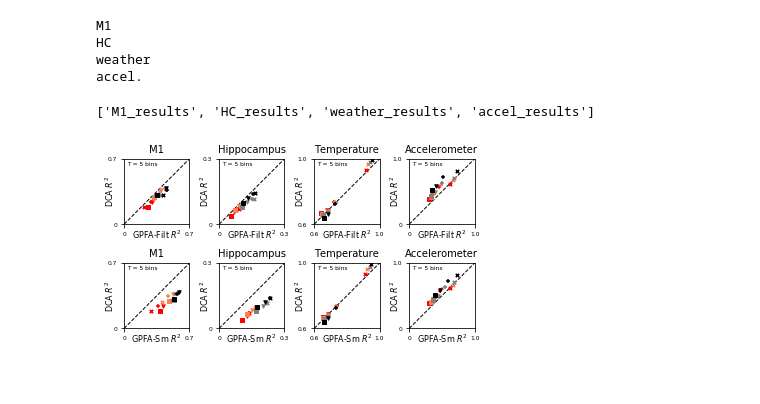
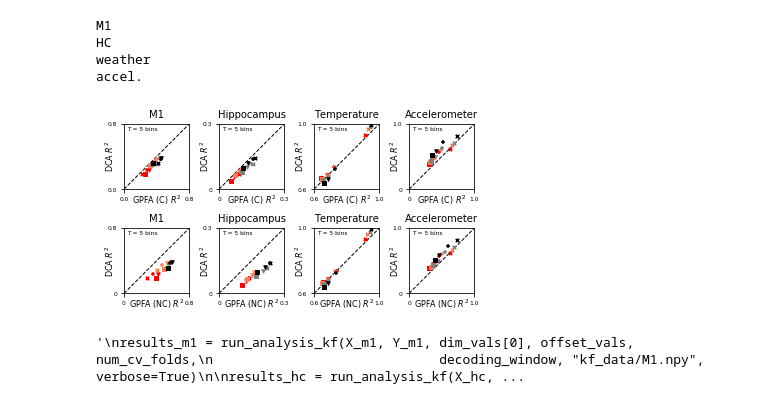
Before and after one commit to BouchardLab/DynamicalComponentsAnalysis, a Jupyter notebook: notebooks/kf_and_gpfa.ipynb, the cells around one changed output. Cells and saved outputs as stored; diff of their text form; code cells hidden in the pictures.

Commit message:
Updated plotting and added GPFA/KF analyses

```diff
--- a/notebooks/kf_and_gpfa.ipynb
+++ b/notebooks/kf_and_gpfa.ipynb
@@ -124,11 +125,4 @@ M1
 HC
 weather
 accel.
-# %%
-#load pre-computed DCA results (also includes PCA and SFA)
-
-dca_results = np.load("/Users/davidclark/Projects/DynamicalComponentsAnalysis/data/results/real_data.npz", "r")
-list(dca_results.keys())
-# %% [output]
-['M1_results', 'HC_results', 'weather_results', 'accel_results']
 # %%
@@ -156,35 +155,45 @@ accel_results_fi[:, :, :, 0] = gpfa_results_accel[:, :, :, 1]
 # %%
 #plot GPFA vs. DCA results
 
 reload(plotting)
 fig, axes = plotting.decoding_fix_axes(fig_width=5.5, fig_height=2.7,
                                        wpad_mid=.075, hpad_mid=.2,
                                        wpad_left=.09, wpad_right=.025,
                                        hpad_bot=.12)
 
-plotting.scatter_r2_vals(M1_results_fi, 4, dim_vals[0], offset_vals, T_pi_vals, min_val=0, max_val=.7,
-                         title='M1', timestep_units='ms', timestep=50, ax=axes[0], legend=False, pca_label="GPFA-Filt")
-plotting.scatter_r2_vals(M1_results_sm, 4, dim_vals[0], offset_vals, T_pi_vals, min_val=0, max_val=.7,
-                         title='M1', timestep_units='ms', timestep=50, ax=axes[4], legend=False, pca_label="GPFA-Sm")
+loc = "lower right"
+bbox_to_anchor = (1.2, -.1)
+
+plotting.scatter_r2_vals(M1_results_fi, 4, dim_vals[0], offset_vals, T_pi_vals, min_val=0., max_val=.8,
+                         title='M1', timestep_units='ms', timestep=50, ax=axes[0], pca_label="GPFA (C)",
+                         legend=False, loc=loc, bbox_to_anchor=bbox_to_anchor, legendtext=False)
+plotting.scatter_r2_vals(M1_results_sm, 4, dim_vals[0], offset_vals, T_pi_vals, min_val=0, max_val=.8,
+                         title='M1', timestep_units='ms', timestep=50, ax=axes[4], pca_label="GPFA (NC)",
+                         legend=False)
 
 plotting.scatter_r2_vals(HC_results_fi, 4, dim_vals[1], offset_vals, T_pi_vals, min_val=0, max_val=.3,
-                         title='Hippocampus', timestep_units='ms', timestep=50, ax=axes[1], legend=False, pca_label="GPFA-Filt")
+                         title='Hippocampus', timestep_units='ms', timestep=50, ax=axes[1], pca_label="GPFA (C)",
+                         legend=False, loc=loc, bbox_to_anchor=bbox_to_anchor, legendtext=False)
 plotting.scatter_r2_vals(HC_results_sm, 4, dim_vals[1], offset_vals, T_pi_vals, min_val=0, max_val=.3,
-                         title='Hippocampus', timestep_units='ms', timestep=50, ax=axes[5], legend=False, pca_label="GPFA-Sm")
+                         title='Hippocampus', timestep_units='ms', timestep=50, ax=axes[5], pca_label="GPFA (NC)",
+                         legend=False)
 
 plotting.scatter_r2_vals(weather_results_fi, 4, dim_vals[2], offset_vals, T_pi_vals, min_val=.6, max_val=1.,
-                         title='Temperature', timestep_units='ms', timestep=50, ax=axes[2], legend=False, pca_label="GPFA-Filt")
+                         title='Temperature', timestep_units='ms', timestep=50, ax=axes[2], pca_label="GPFA (C)",
+                         legend=False, loc=loc, bbox_to_anchor=bbox_to_anchor, legendtext=False)
 plotting.scatter_r2_vals(weather_results_sm, 4, dim_vals[2], offset_vals, T_pi_vals, min_val=.6, max_val=1.,
-                         title='Temperature', timestep_units='ms', timestep=50, ax=axes[6], legend=False, pca_label="GPFA-Sm")
+                         title='Temperature', timestep_units='ms', timestep=50, ax=axes[6], pca_label="GPFA (NC)",
+                         legend=False)
 
 plotting.scatter_r2_vals(accel_results_fi, 4, dim_vals[3], offset_vals, T_pi_vals, min_val=0, max_val=1.,
-                         title='Accelerometer', timestep_units='ms', timestep=50, ax=axes[3], legend=False, pca_label="GPFA-Filt")
+                         title='Accelerometer', timestep_units='ms', timestep=50, ax=axes[3], pca_label="GPFA (C)",
+                          legend=False, loc=loc, bbox_to_anchor=bbox_to_anchor, legendtext=False)
 plotting.scatter_r2_vals(accel_results_sm, 4, dim_vals[3], offset_vals, T_pi_vals, min_val=0, max_val=1.,
-                         title='Accelerometer', timestep_units='ms', timestep=50, ax=axes[7], legend=False, pca_label="GPFA-Sm")
-
+                         title='Accelerometer', timestep_units='ms', timestep=50, ax=axes[7], pca_label="GPFA (NC)",
+                         legend=False)
 #plt.savefig("figures/gpfa_filt_smooth.pdf", bbox_inches="tight")
 # %% [output]
-[figure, old version]
+[figure, new version]
 # %%
 #score KF latents
 
@@ -227,7 +236,8 @@ def run_analysis_kf(X, Y, dim_vals, offset_vals, num_cv_folds, decoding_window,
 # %%
 #run the above fn to get KF results
 
-results_kf = run_analysis_kf(X_m1, Y_m1, dim_vals[0], offset_vals, num_cv_folds,
+"""
+results_m1 = run_analysis_kf(X_m1, Y_m1, dim_vals[0], offset_vals, num_cv_folds,
                              decoding_window, "kf_data/M1.npy", verbose=True)
 
 results_hc = run_analysis_kf(X_hc, Y_hc, dim_vals[1], offset_vals, num_cv_folds,
@@ -236,5 +246,10 @@ results_hc = run_analysis_kf(X_hc, Y_hc, dim_vals[1], offset_vals, num_cv_folds,
 results_weather = run_analysis_kf(X_weather, X_weather, dim_vals[2], offset_vals, num_cv_folds,
                              decoding_window, "kf_data/weather.npy", verbose=True)
 
+
 results_accel = run_analysis_kf(X_accel, X_accel, dim_vals[3], offset_vals, num_cv_folds,
                              decoding_window, "kf_data/accel.npy", verbose=True)
+
+"""
+# %% [output]
+'\nresults_m1 = run_analysis_kf(X_m1, Y_m1, dim_vals[0], offset_vals, num_cv_folds,\n                             decoding_window, "kf_data/M1.npy", verbose=True)\n\nresults_hc = run_analysis_kf(X_hc, ...
```
Also changed, not shown: parts of 6 cells of this notebook, 3 other files.
